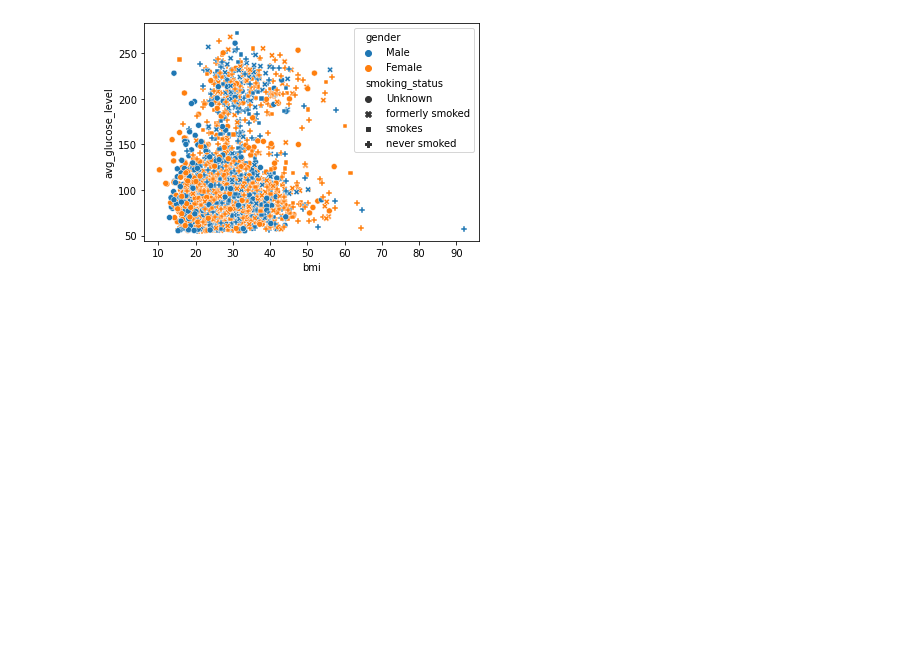
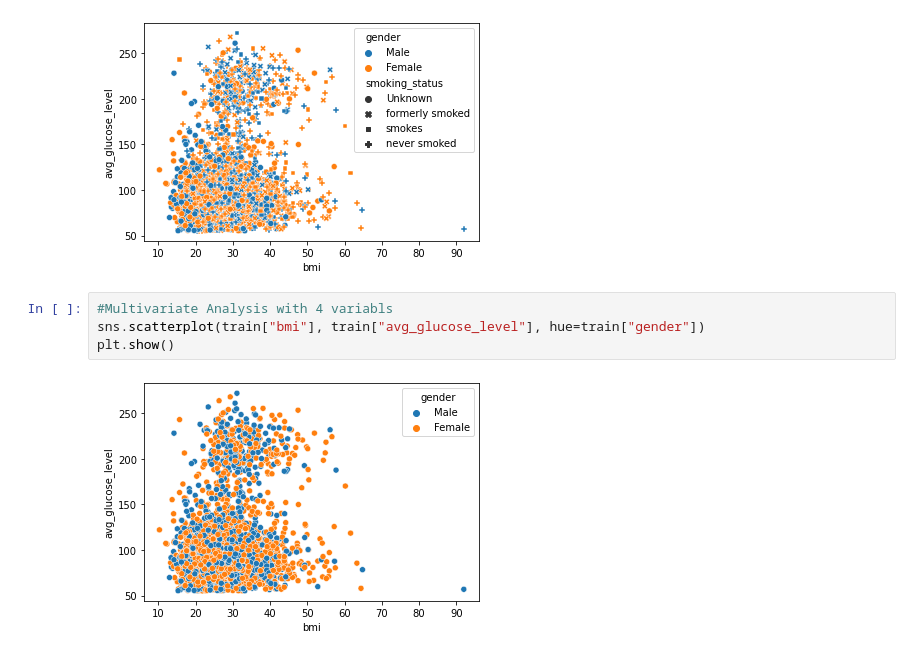
Before and after one commit to stroke-predictors/germain-capstone-stoke-prediction, a Jupyter notebook: explore-Sarah.ipynb, the cells around one changed output. Saved outputs shown, nothing was run; the diff lists cells and outputs as text; blank space fills up the shorter version.

Commit message:
more exploration of variables.

```diff
--- a/explore-Sarah.ipynb
+++ b/explore-Sarah.ipynb
@@ -83,3 +83,9 @@ sns.scatterplot(train["bmi"], train["avg_glucose_level"], hue=train["gender"], s
 plt.show()
 # %% [output]
 [figure]
+# %%
+#Multivariate Analysis with 4 variabls
+sns.scatterplot(train["bmi"], train["avg_glucose_level"], hue=train["gender"])
+plt.show()
+# %% [output]
+[figure, added]
```
Also changed, not shown: parts of 10 cells of this notebook.
